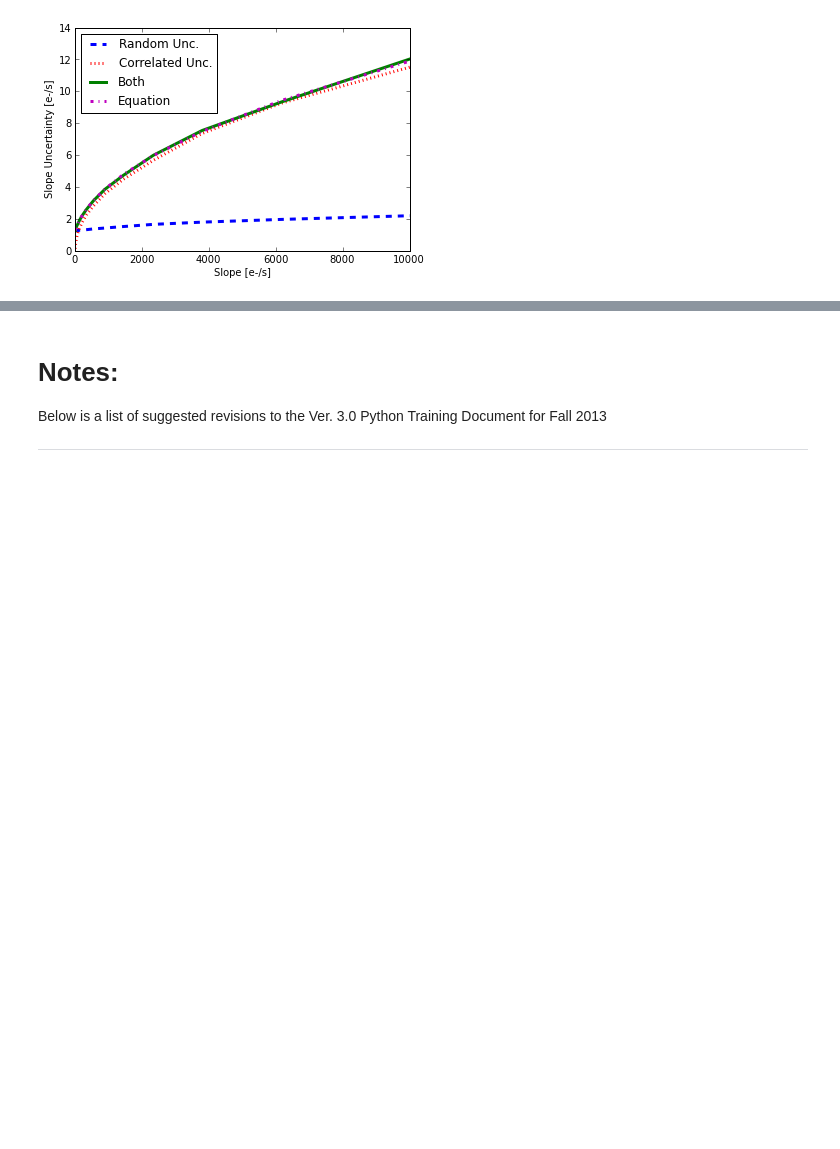
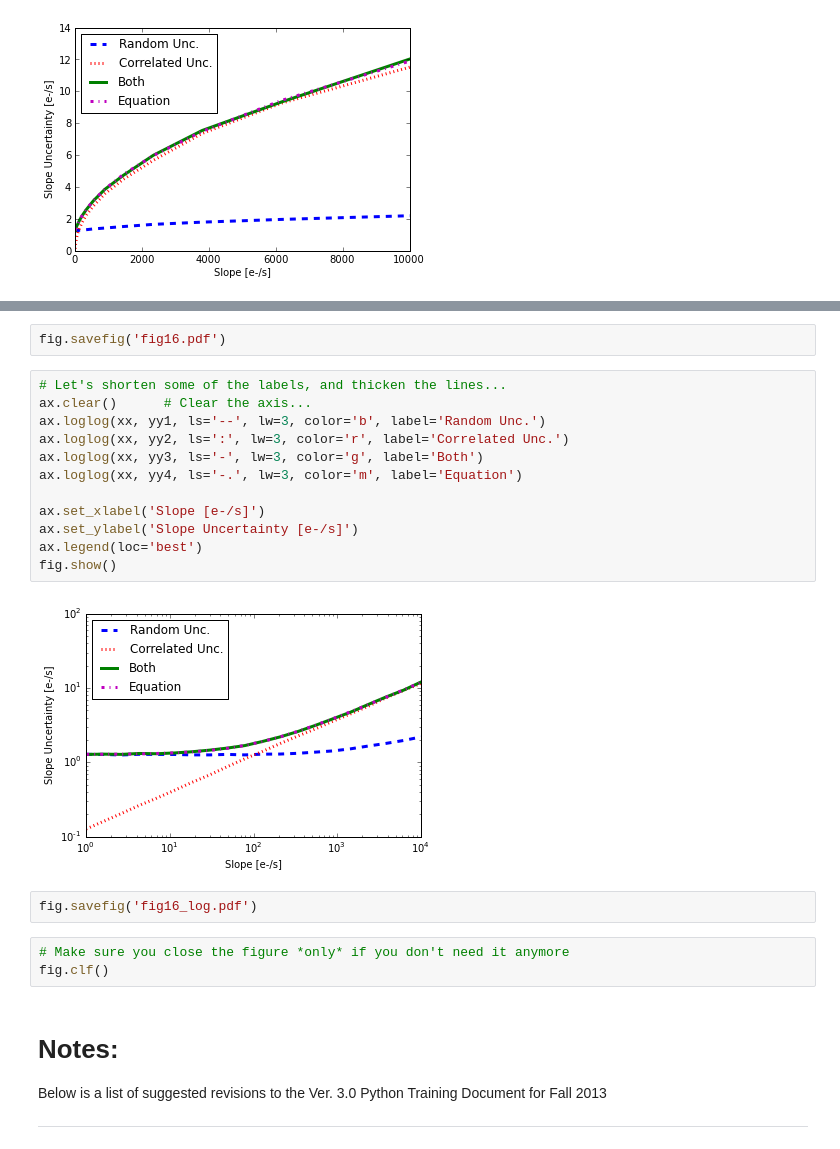
Before and after one commit to staceybright/training-library, a Jupyter notebook: Notebooks/Python_Training.ipynb, the cells around one changed output, grey strips where cells are left out. Drawn from its saved outputs; the diff is of its cells as text; blank space fills up the shorter version.

Commit message:
Added initial try and log plot sections to pyplot document and Notebook

```diff
--- a/Notebooks/Python_Training.ipynb
+++ b/Notebooks/Python_Training.ipynb
@@ -380,3 +382,24 @@ fig.show()
+# %%
+fig.savefig('fig16.pdf')
+# %%
+# Let's shorten some of the labels, and thicken the lines...
+ax.clear()      # Clear the axis...
+ax.loglog(xx, yy1, ls='--', lw=3, color='b', label='Random Unc.')
+ax.loglog(xx, yy2, ls=':', lw=3, color='r', label='Correlated Unc.')
+ax.loglog(xx, yy3, ls='-', lw=3, color='g', label='Both')
+ax.loglog(xx, yy4, ls='-.', lw=3, color='m', label='Equation')
+
+ax.set_xlabel('Slope [e-/s]')
+ax.set_ylabel('Slope Uncertainty [e-/s]')
+ax.legend(loc='best')
+fig.show()
+# %% [output]
+[figure, added]
+# %%
+fig.savefig('fig16_log.pdf')
+# %%
+# Make sure you close the figure *only* if you don't need it anymore
+fig.clf()
 # %% [markdown]
 # Notes:
 
```
Also changed, not shown: parts of 3 cells of this notebook, 6 other files.
